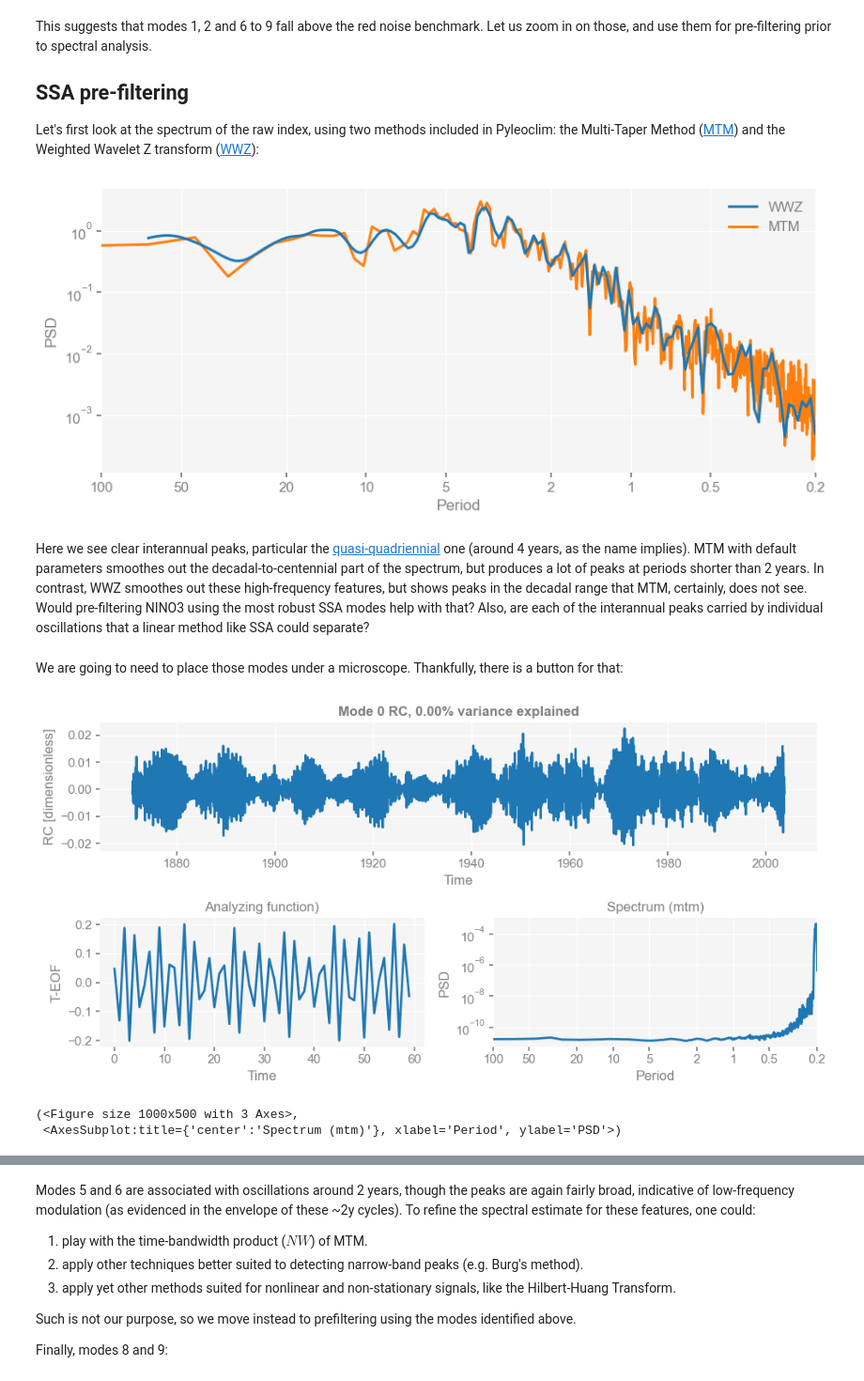
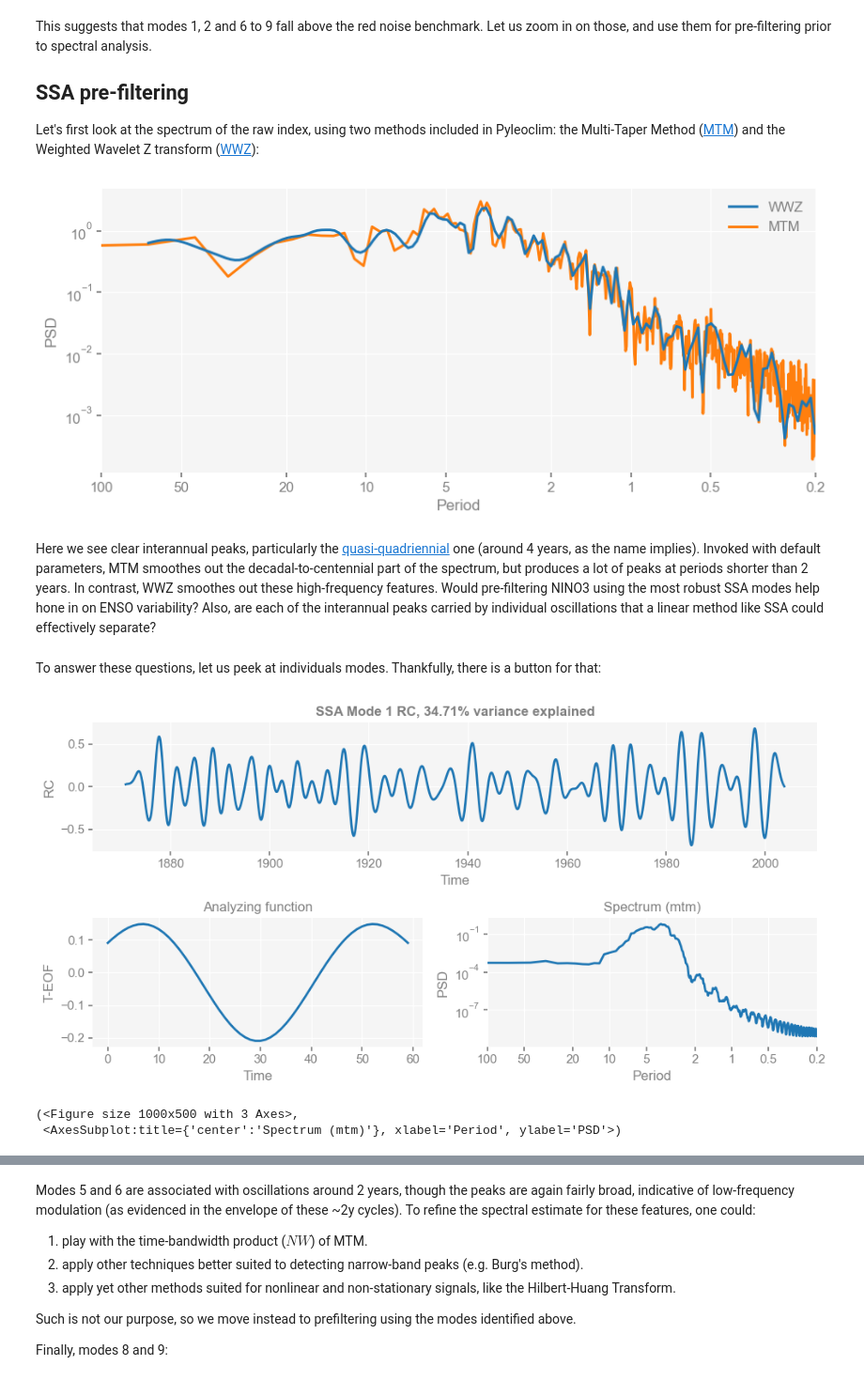
Before and after one commit to LinkedEarth/Pyleoclim_util, a Jupyter notebook: example_notebooks/singular_spectrum_analysis.ipynb, the cells around one changed output, grey strips where cells are left out. Shown at 94% size. Cells and saved outputs as stored; diff of their text form; code cells hidden in the pictures.

```diff
--- a/example_notebooks/singular_spectrum_analysis.ipynb
+++ b/example_notebooks/singular_spectrum_analysis.ipynb
@@ -26,7 +26,8 @@ data = sio.loadmat('../example_data/wtc_test_data_nino.mat')
 nino = data['nino'][:, 0]
 t    = data['datayear'][:,0]
 ts_nino = pyleo.Series(time=t, value=nino,value_name='NINO3')
-ts_n    = ts_nino.interp().center()
+ts_n, mu = ts_nino.interp().center()
+tn    = ts_n.time
 fig, ax = ts_n.plot(title='NINO3 region SST Anomalies',mute=True)
 pyleo.showfig(fig)
 # %% [output]
@@ -140,15 +140,15 @@ fig, ax = psd_wwz.plot(label='WWZ', mute=True, zorder=99)
 ax = psd_mtm.plot(ax=ax, label='MTM')
 pyleo.showfig(fig)
 # %% [output]
-[figure, old version]
+[figure, new version]
 # %% [markdown]
-Here we see clear interannual peaks, particular the [quasi-quadriennial](https://link.springer.com/article/10.1007/BF00223723) one (around 4 years, as the name implies). MTM with default parameters smoothes out the decadal-to-centennial part of the spectrum, but produces a lot of peaks at periods shorter than 2 years.  In contrast, WWZ smoothes out these high-frequency features, but shows peaks in the decadal range that MTM, certainly, does not see. Would pre-filtering NINO3 using the most robust SSA modes help with that? Also, are each of the interannual peaks carried by individual oscillations that a linear method like SSA could separate?
+Here we see clear interannual peaks, particularly the [quasi-quadriennial](https://link.springer.com/article/10.1007/BF00223723) one (around 4 years, as the name implies).  Invoked with default parameters, MTM smoothes out the decadal-to-centennial part of the spectrum, but produces a lot of peaks at periods shorter than 2 years.  In contrast, WWZ smoothes out these high-frequency features. Would pre-filtering NINO3 using the most robust SSA modes help hone in on ENSO variability? Also, are each of the interannual peaks carried by individual oscillations that a linear method like SSA could effectively separate?
-# %% [markdown]
-We are going to need to place those modes under a microscope. Thankfully, there is a button for that:
+# %% [markdown]
+To answer these questions, let us peek at individuals modes. Thankfully, there is a button for that:
 # %%
-nino_mcssa.modeplot(mode=0)
+nino_mcssa.modeplot()
 # %% [output]
-[figure, old version]
+[figure, new version]
 (<Figure size 1000x500 with 3 Axes>,
  <AxesSubplot:title={'center':'Spectrum (mtm)'}, xlabel='Period', ylabel='PSD'>)
 # %% [markdown]
```
Also changed, not shown: parts of 29 cells of this notebook, 2 other files.
